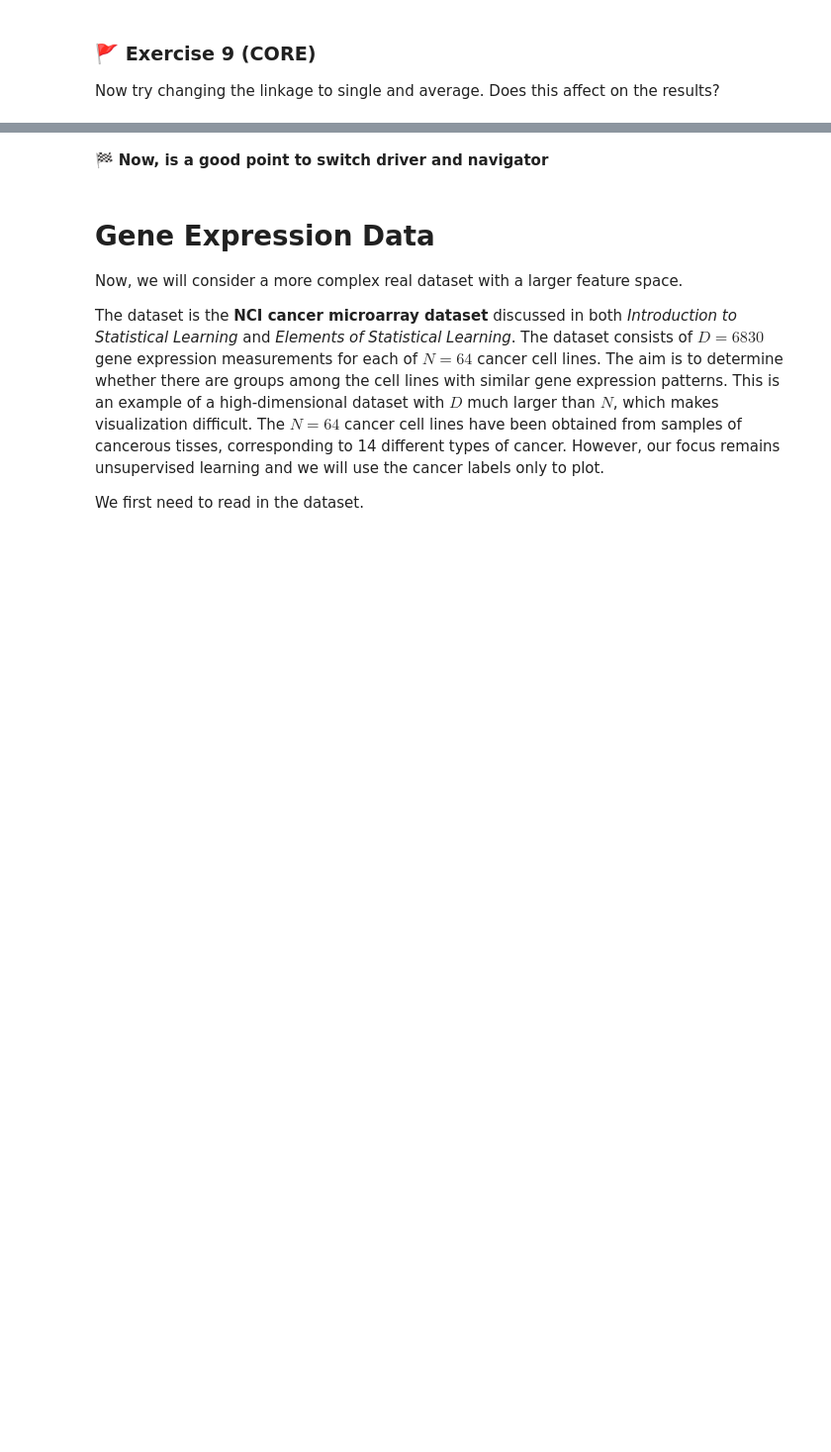
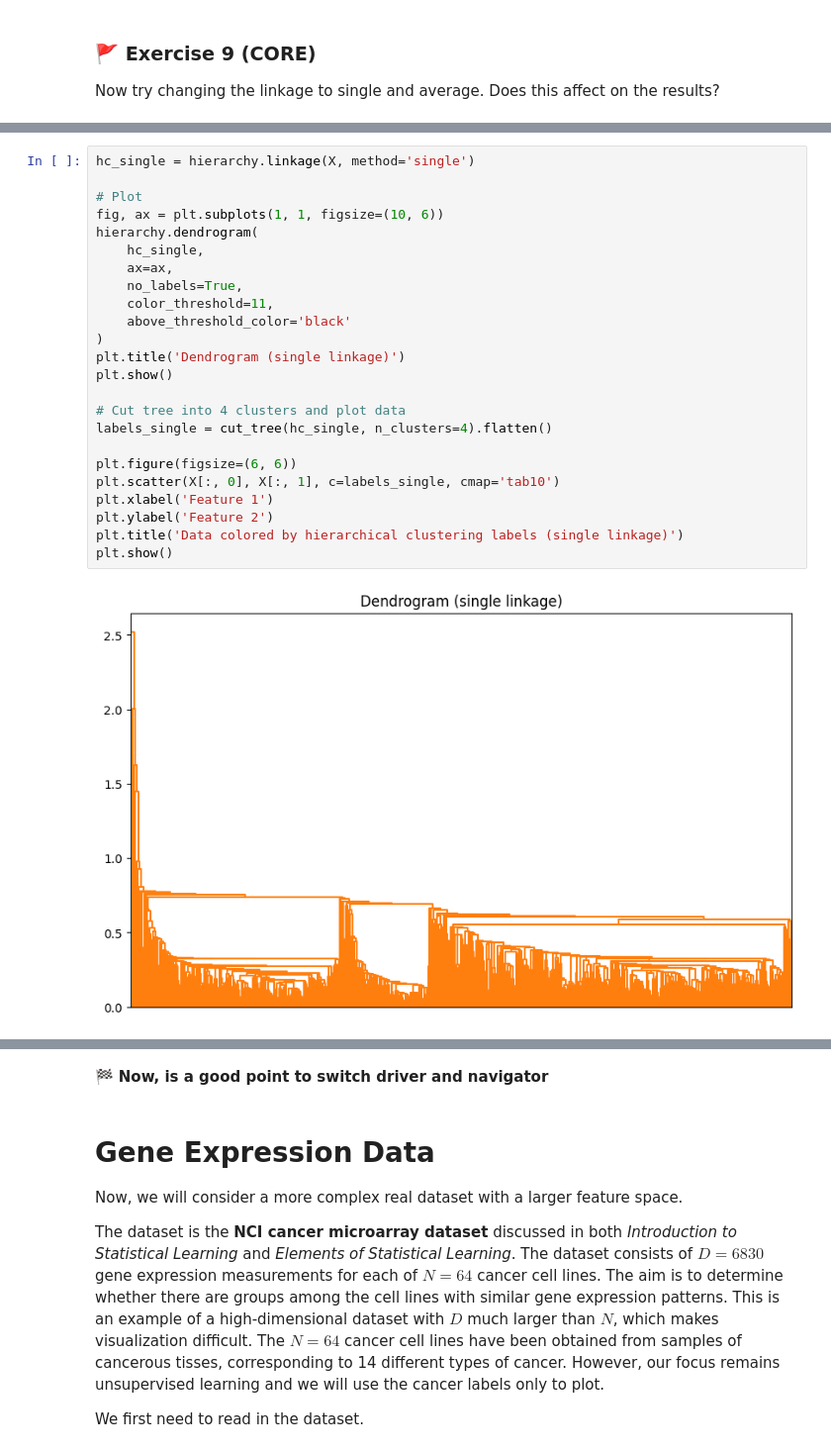
Before and after one commit to SiqiWang02/MLP_2026_week03, a Jupyter notebook: mlp_week03.ipynb, the cells around one changed output, grey strips where cells are left out. Shown at 99% size. Cells and saved outputs as stored; diff of their text form; blank space fills up the shorter version.

```diff
--- a/mlp_week03.ipynb
+++ b/mlp_week03.ipynb
@@ -498,0 +509,26 @@ _Type answer here_
+# %%
+hc_single = hierarchy.linkage(X, method='single')
+
+# Plot
+fig, ax = plt.subplots(1, 1, figsize=(10, 6))
+hierarchy.dendrogram(
+    hc_single,
+    ax=ax,
+    no_labels=True,
+    color_threshold=11,
+    above_threshold_color='black'
+)
+plt.title('Dendrogram (single linkage)')
+plt.show()
+
+# Cut tree into 4 clusters and plot data
+labels_single = cut_tree(hc_single, n_clusters=4).flatten()
+
+plt.figure(figsize=(6, 6))
+plt.scatter(X[:, 0], X[:, 1], c=labels_single, cmap='tab10')
+plt.xlabel('Feature 1')
+plt.ylabel('Feature 2')
+plt.title('Data colored by hierarchical clustering labels (single linkage)')
+plt.show()
+# %% [output]
+[figure, added]
```
Also changed, not shown: parts of 22 cells of this notebook.
